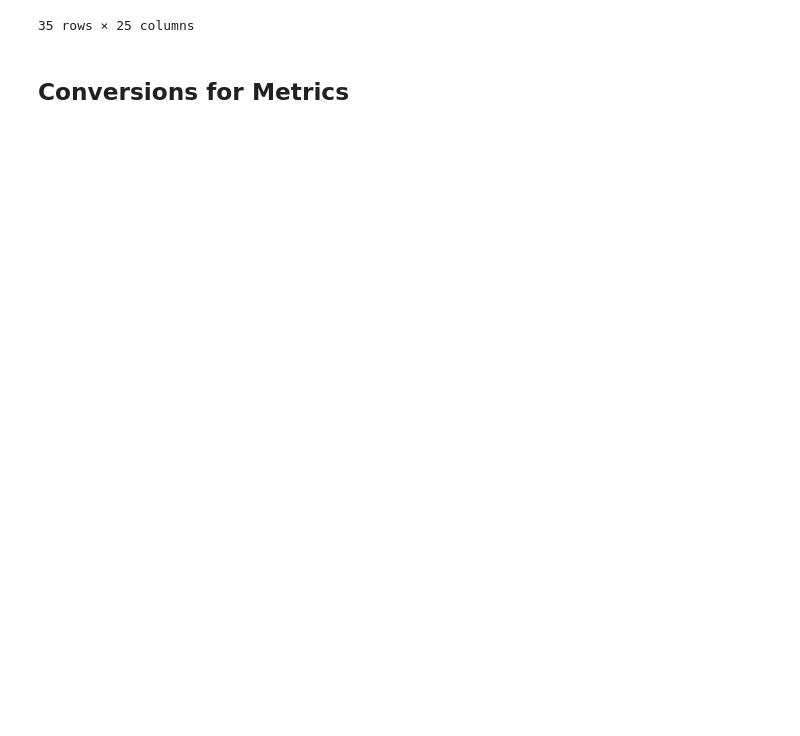
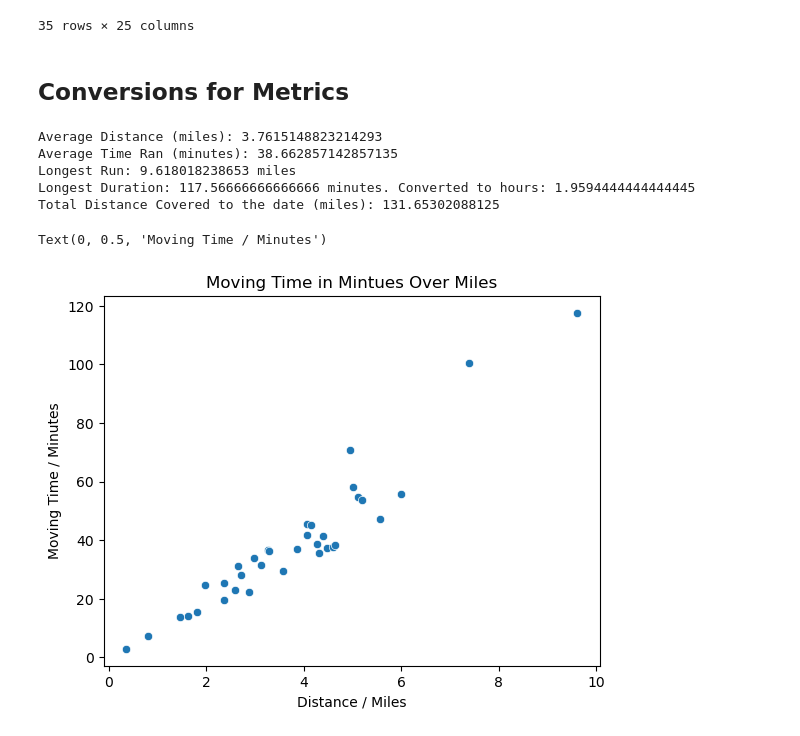
Before and after one commit to jsphotos205/strava, a Jupyter notebook: strava_api.ipynb, the cells around one changed output. Cells and saved outputs as stored; diff of their text form; code cells hidden in the pictures; blank space fills up the shorter version.

Commit message:
graphs

```diff
--- a/strava_api.ipynb
+++ b/strava_api.ipynb
@@ -171,3 +173,36 @@ run_data
 run_data['distance_miles'] = run_data['distance'] * 0.00062137119
 run_data['moving_time_minutes'] = run_data['moving_time'] / 60
 run_data['moving_time_hours'] = run_data['moving_time'] / 3600
+# %%
+average_distance_miles = run_data['distance_miles'].mean()
+print("Average Distance (miles):", average_distance_miles)
+
+average_time_minutes = run_data['moving_time_minutes'].mean()
+print("Average Time Ran (minutes):", average_time_minutes)
+
+max_distance_ran = run_data['distance_miles'].max()
+print("Longest Run:", max_distance_ran, "miles")
+
+max_duration_mintues = run_data['moving_time_minutes'].max()
+max_duration_hours = run_data['moving_time_hours'].max()
+print("Longest Duration:", max_duration_mintues,"minutes. Converted to hours:", max_duration_hours)
+
+total_distance_miles = run_data['distance'].sum() * 0.00062137119
+print("Total Distance Covered to the date (miles):", total_distance_miles)
+# %% [output]
+Average Distance (miles): 3.7615148823214293
+Average Time Ran (minutes): 38.662857142857135
+Longest Run: 9.618018238653 miles
+Longest Duration: 117.56666666666666 minutes. Converted to hours: 1.9594444444444445
+Total Distance Covered to the date (miles): 131.65302088125
+# %%
+sns.scatterplot(data=run_data,
+                x='distance_miles',
+                y='moving_time_minutes')
+
+plt.title('Moving Time in Mintues Over Miles')
+plt.xlabel('Distance / Miles')
+plt.ylabel('Moving Time / Minutes')
+# %% [output]
+Text(0, 0.5, 'Moving Time / Minutes')
+[figure, added]
```
Also changed, not shown: parts of 3 cells of this notebook, 4 other files.
